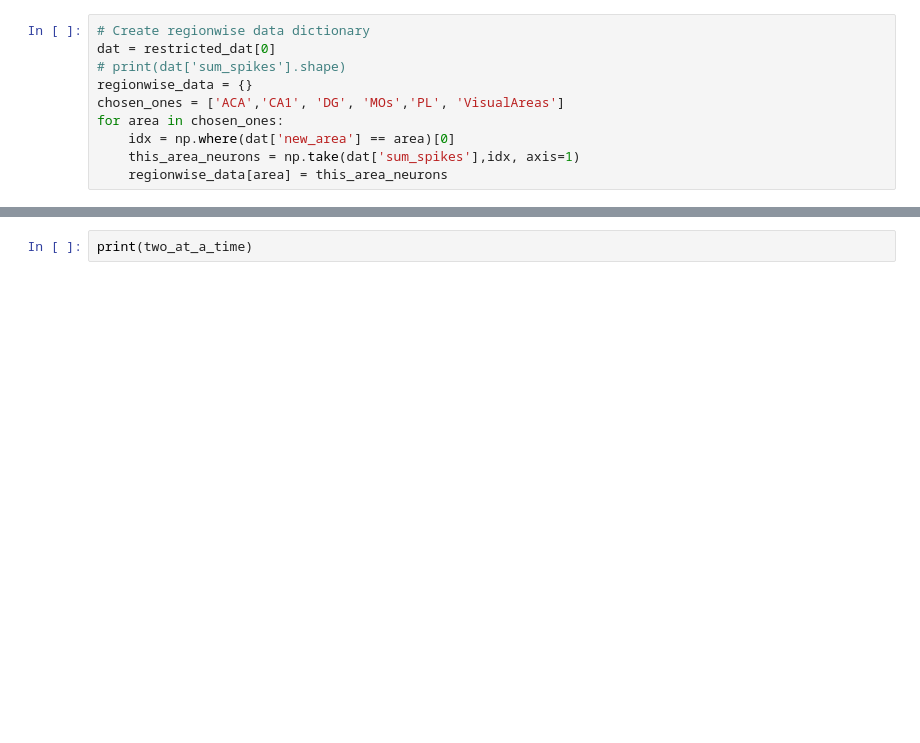
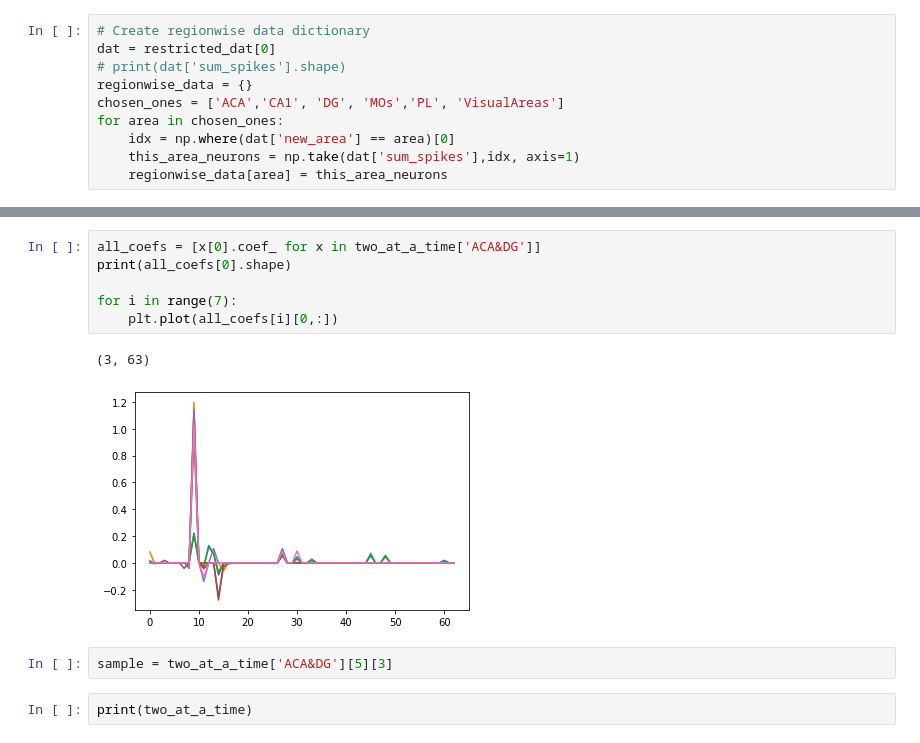
Before and after one commit to manimoh/bahama_nma_project, a Jupyter notebook: Working_example_interaction_model.ipynb, the cells around one changed output, grey strips where cells are left out. Drawn from its saved outputs; the diff is of its cells as text; blank space fills up the shorter version.

```diff
--- a/Working_example_interaction_model.ipynb
+++ b/Working_example_interaction_model.ipynb
@@ -484,3 +538,14 @@ for pair in two_at_a_time:
+# %%
+all_coefs = [x[0].coef_ for x in two_at_a_time['ACA&DG']]
+print(all_coefs[0].shape)
+
+for i in range(7):
+    plt.plot(all_coefs[i][0,:])
+# %% [output]
+(3, 63)
+[figure, added]
+# %%
+sample = two_at_a_time['ACA&DG'][5][3]
 # %%
 print(two_at_a_time)
 # %% [output]
```
Also changed, not shown: parts of 3 cells of this notebook, 2 other files.
